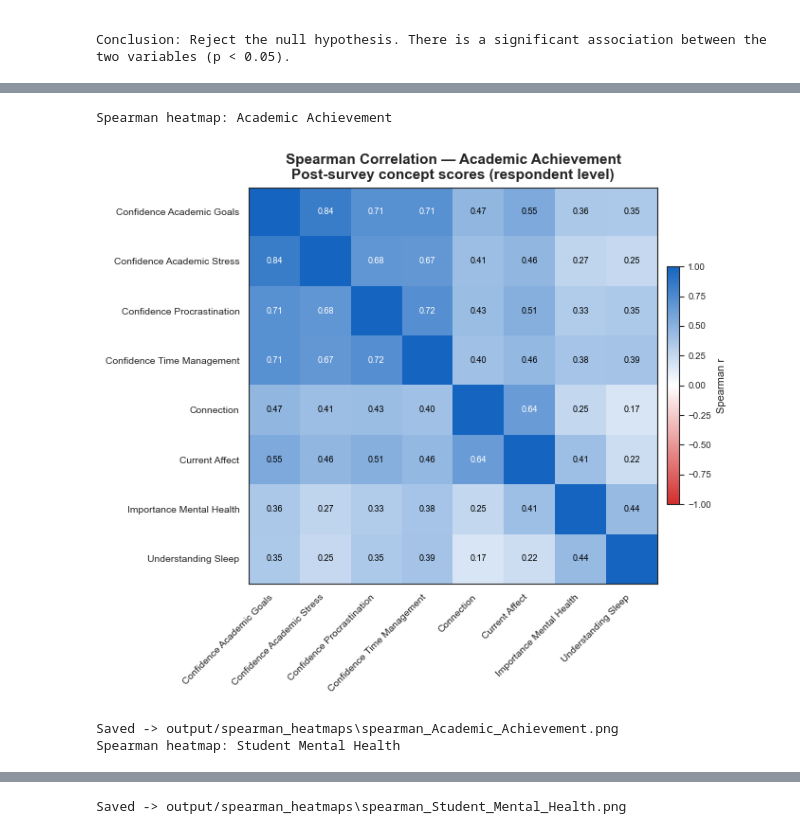
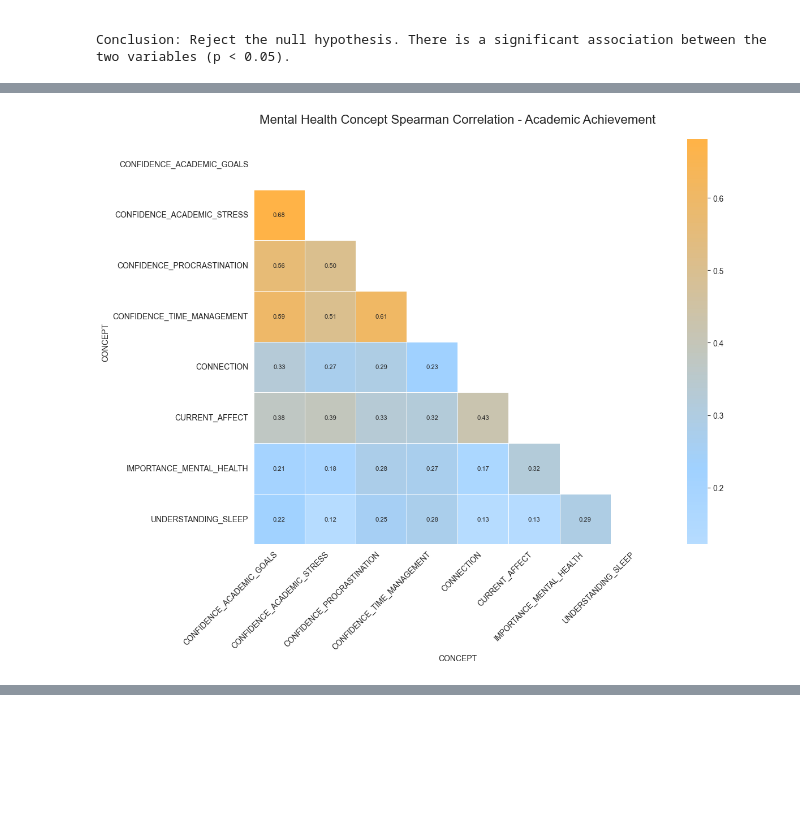
Before and after one commit to lorenald/survey-impact-analysis, a Jupyter notebook: DATA_PREPARATION.ipynb, the cells around one changed output, grey strips where cells are left out. Cells and saved outputs as stored; diff of their text form; code cells hidden in the pictures; blank space fills up the shorter version.

```diff
--- a/DATA_PREPARATION.ipynb
+++ b/DATA_PREPARATION.ipynb
@@ -55,9 +57,9 @@ RESPONSES['HOUR_RANGES'] = pd.cut(RESPONSES['TIMESTAMPS'].dt.hour,bins=[0, 12, 1
 # %% [markdown]
 Filter Conditions to Create Numeric Response
 # %%
-#Concept Key C1, C66, C67 (Open ended), C19, C50, C70, C78, C79 (Different scale Likert)
+#Concept Key C1, C66, C67 (Open ended), C19, C50, C70, C78, C79 (Different scale Likert), and Eliminate manually the null values in the grouping C068-SESSION_RATING, C051-LIKELIHOOD_SUPPORT_SEEKING, C049LIKELIHOOD_COPING_STRATEGY_USE
 #Survey Type ACA, PER
-RESPONSES = RESPONSES >> mask(X.SURVEY_TYPE.isin(['ACA', 'MEN'])) >> mask(~(X.CONCEPT_KEY.isin(['C001', 'C019', 'C049', 'C050', 'C051','C066', 'C067', 'C068', 'C070', 'C078', 'C079'])))
+RESPONSES = RESPONSES >> mask(X.SURVEY_TYPE.isin(['ACA', 'MEN'])) >> mask(~(X.CONCEPT_KEY.isin(['C001', 'C019', 'C049', 'C050', 'C051','C066', 'C067', 'C068', 'C070', 'C078', 'C079', 'C080'])))
 # %% [markdown]
 Mapping for Likert scale and numeric responses
 # %%
@@ -286,55 +332,23 @@ plt.show()
 # %%
-import matplotlib.colors as mcolors
-
-OUTPUT_SPEARMAN = "output/spearman_heatmaps"
-os.makedirs(OUTPUT_SPEARMAN, exist_ok=True)
-
-def plot_spearman_heatmap(RESPONSES, survey_name, min_n=10):
-    df = RESPONSES[(RESPONSES['SURVEY_NAME'] == survey_name) & (RESPONSES['SURVEY_PHASE'].str.lower() == 'post')].copy()
-
-    pivot = (df.pivot_table(index='RESPONSE_ID', columns='CONCEPT_NAME',values='NUMERIC_RESPONSE', aggfunc='mean'))
-    pivot = pivot.loc[:, pivot.notna().sum() >= min_n]
-
-    if pivot.shape[1] < 3:
-        print(f"Skipping Spearman heatmap for {survey_name} — not enough concepts")
-        return
-
-    corr = pivot.corr(method='spearman')
-
-    fig, ax = plt.subplots(figsize=(max(7, len(corr) * 0.6),max(6, len(corr) * 0.6)))
-    cmap = mcolors.LinearSegmentedColormap.from_list('corr', ['#d32f2f', '#ffffff', '#1565c0'], N=256)
-    im = ax.imshow(corr.values, cmap=cmap, vmin=-1, vmax=1, aspect='auto')
-
-    for i in range(len(corr)):
-        for j in range(len(corr)):
-            val = corr.values[i, j]
-            if i != j:
-                ax.text(j, i, f'{val:.2f}',
-                        ha='center', va='center', fontsize=6.5,
-                        color='white' if abs(val) > 0.6 else 'black')
-
-    labels = [c.replace('_', ' ').title() for c in corr.columns]
-    ax.set_xticks(range(len(corr)))
-    ax.set_xticklabels(labels, rotation=45, ha='right', fontsize=7.5)
-    ax.set_yticks(range(len(corr)))
-    ax.set_yticklabels(labels, fontsize=7.5)
-
-    cbar = plt.colorbar(im, ax=ax, shrink=0.6, pad=0.02)
-    cbar.set_label('Spearman r', fontsize=8)
-    cbar.ax.tick_params(labelsize=7)
-
-    ax.set_title(f'Spearman Correlation — {survey_name}\n'f'Post-survey concept scores (respondent level)',fontsize=11, fontweight='bold')
-    plt.tight_layout()
-    path = os.path.join(OUTPUT_SPEARMAN, f'spearman_{survey_name.replace(" ", "_")}.png')
-    fig.savefig(path, dpi=150, bbox_inches='tight', pad_inches=0.3)
-    plt.show()
-    print(f"Saved -> {path}")
-
-for survey in RESPONSES['SURVEY_NAME'].unique():
-    print(f"Spearman heatmap: {survey}")
-    plot_spearman_heatmap(RESPONSES, survey)
+custom_cmap = mcolors.LinearSegmentedColormap.from_list('my_custom_cmap', ['#FFFFFF','#FFFFFF', '#A0D1FF','#ffb347'], N=250)
+# Pivot the data (ID as rows, Concepts as columns)
+# This represents each student's "profile" across all concepts
+df_ACA = RESPONSES[RESPONSES.SURVEY_TYPE.isin(['ACA'])] >> transmute(ID = X.RESPONSE_ID, CONCEPT = X.CONCEPT_NAME, PHASE = X.SURVEY_PHASE, SURVEY_NAME = X.SURVEY_NAME, RESPONSE = X.NUMERIC_RESPONSE) >> arrange(X.RESPONSE, X.PHASE, ascending=False)
+pivot = df_ACA.pivot_table(index='ID', columns='CONCEPT', values='RESPONSE', aggfunc='mean')
+# Filter for stability (min_n ensures we only correlate concepts with enough data)
+min_n = 50
+pivot = pivot.loc[:, pivot.notna().sum() >= min_n]
+# Calculate Spearman Correlation
+corr = pivot.corr(method='spearman')
+# Create the Heatmap
+plt.figure(figsize=(12, 10))
+sns.set_style("white")
+# Mask the upper triangle (it's a mirror of the lower half)
+mask = np.triu(np.ones_like(corr, dtype=bool))
+sns.heatmap(corr,mask=mask,cmap=custom_cmap,center=0,annot=True,fmt='.2f',linewidths=.5,annot_kws={"size": 8})
+plt.title('Mental Health Concept Spearman Correlation - Academic Achievement', fontsize=16, pad=20)
+plt.xticks(rotation=45, ha='right')
+plt.tight_layout()
+plt.show()
 # %% [output]
-Spearman heatmap: Academic Achievement
-[figure, old version]
+[figure, new version]
-Saved -> output/spearman_heatmaps\spearman_Academic_Achievement.png
-Spearman heatmap: Student Mental Health
@@ -342 +354,0 @@ Spearman heatmap: Student Mental Health
-Saved -> output/spearman_heatmaps\spearman_Student_Mental_Health.png
```
Also changed, not shown: parts of 9 cells of this notebook.
